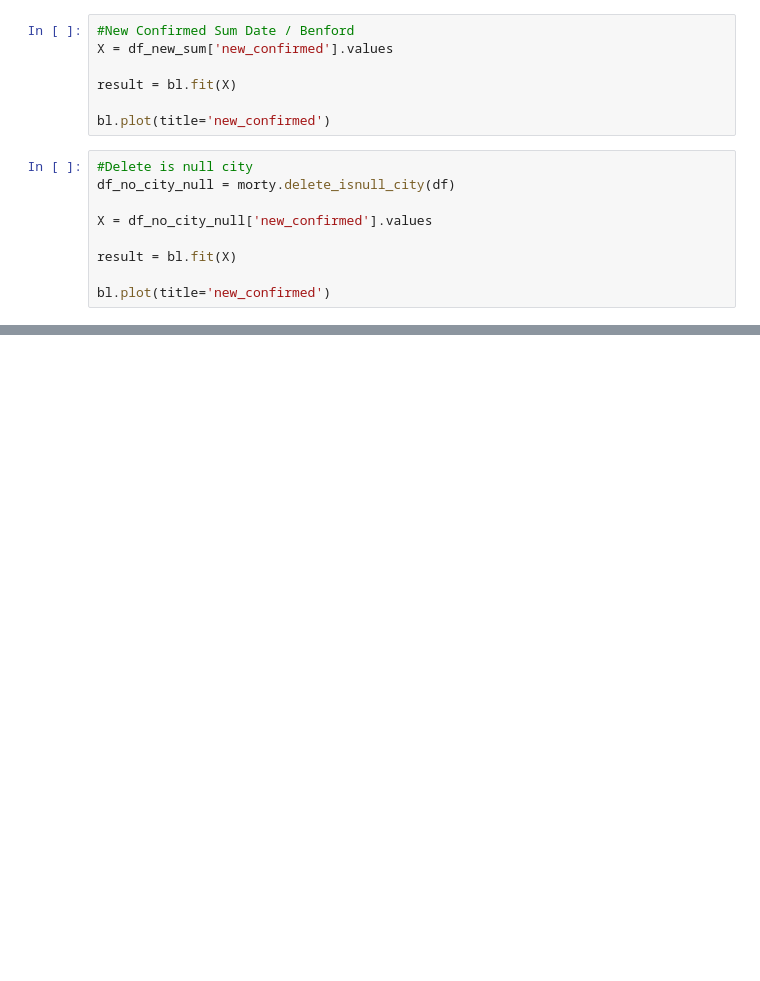
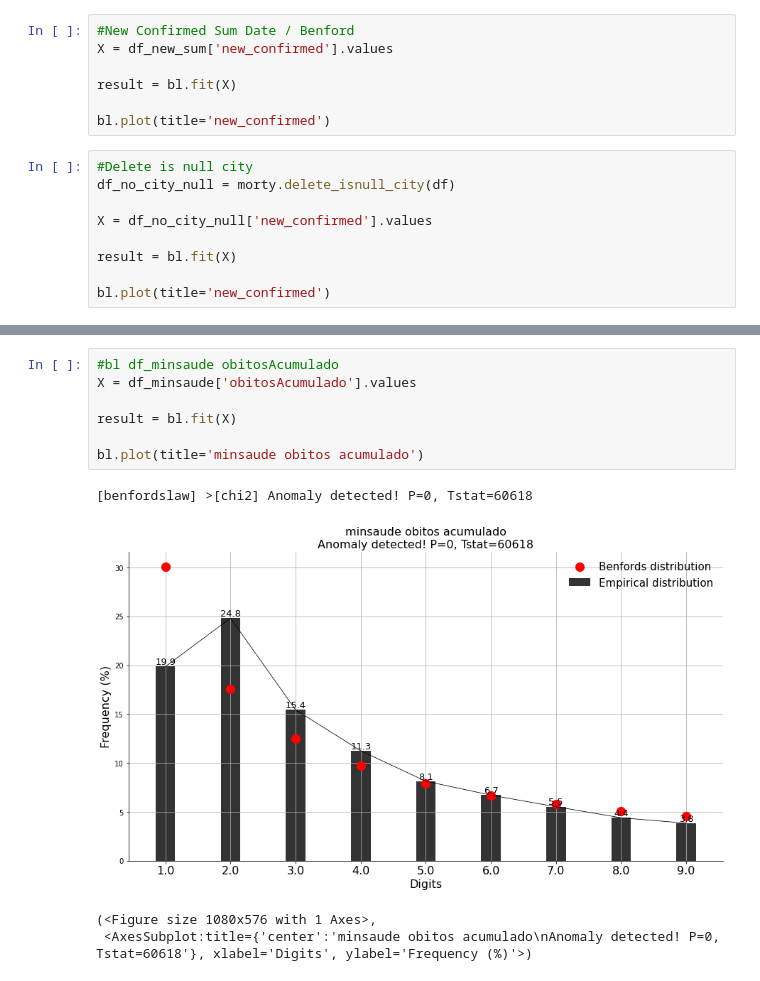
Before and after one commit to euclidesfreire/mortytest, a Jupyter notebook: test.ipynb, the cells around one changed output, grey strips where cells are left out. Saved outputs shown, nothing was run; the diff lists cells and outputs as text; blank space fills up the shorter version.

```diff
--- a/test.ipynb
+++ b/test.ipynb
@@ -57,0 +73,12 @@ bl.plot(title='new_confirmed')
+# %%
+#bl df_minsaude obitosAcumulado
+X = df_minsaude['obitosAcumulado'].values
+
+result = bl.fit(X)
+
+bl.plot(title='minsaude obitos acumulado')
+# %% [output]
+[benfordslaw] >[chi2] Anomaly detected! P=0, Tstat=60618
+[figure, added]
+(<Figure size 1080x576 with 1 Axes>,
+ <AxesSubplot:title={'center':'minsaude obitos acumulado\nAnomaly detected! P=0, Tstat=60618'}, xlabel='Digits', ylabel='Frequency (%)'>)
```
Also changed, not shown: parts of 6 cells of this notebook, 1 other file.
